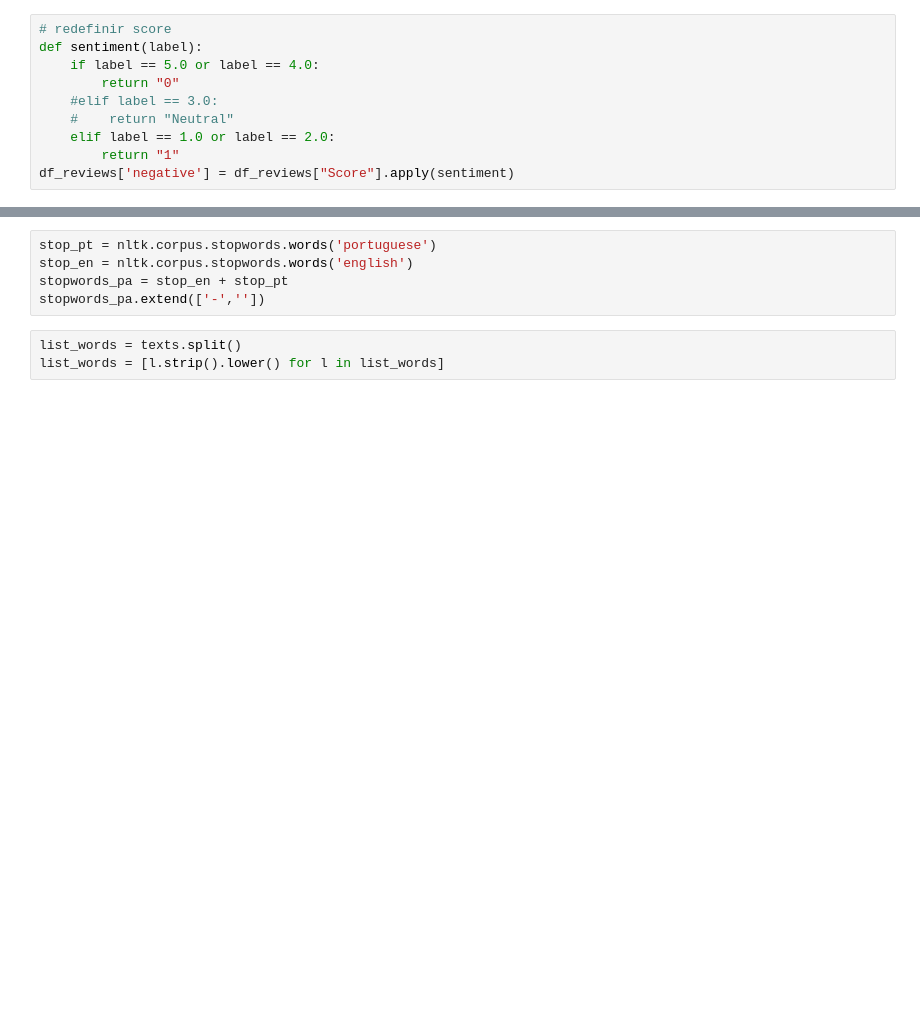
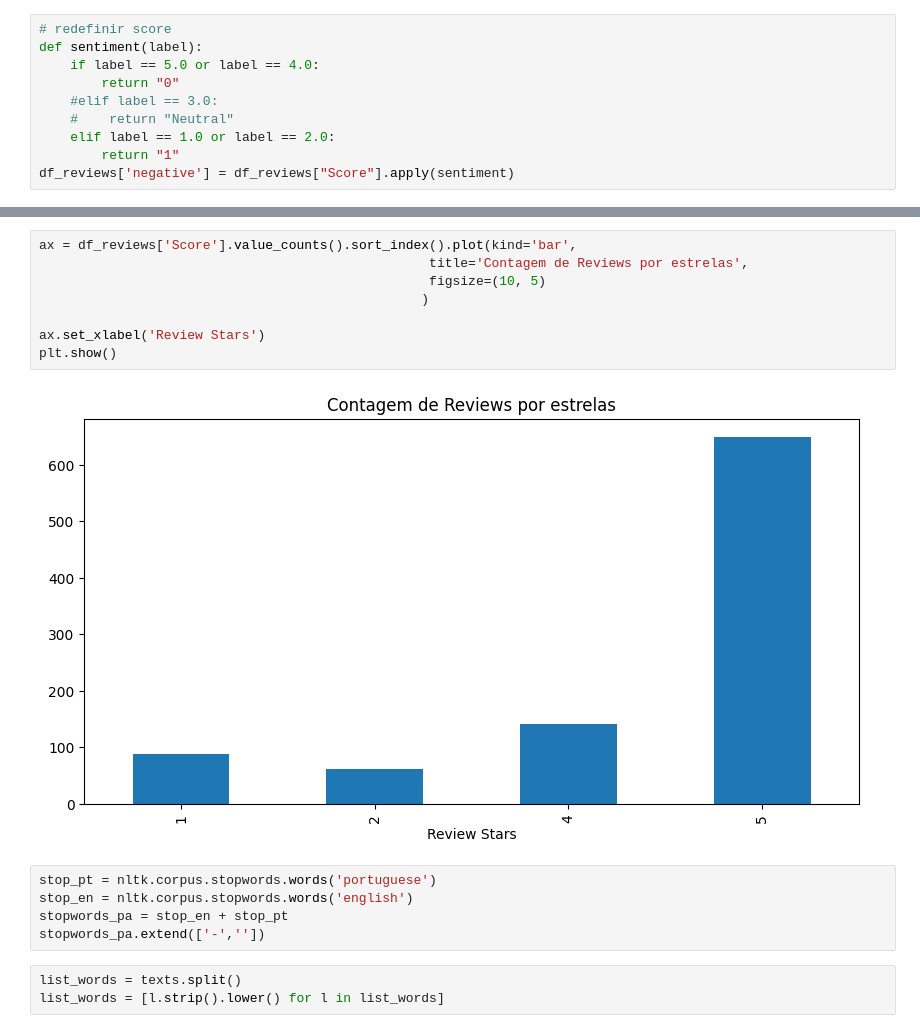
Before and after one commit to andvsilva/sentiment-analysis-deep-learning, a Jupyter notebook: amazon_sent/Amazon_sentiment.ipynb, the cells around one changed output, grey strips where cells are left out. Drawn from its saved outputs; the diff is of its cells as text; blank space fills up the shorter version.

```diff
--- a/amazon_sent/Amazon_sentiment.ipynb
+++ b/amazon_sent/Amazon_sentiment.ipynb
@@ -134,3 +161,13 @@ texts[0:1000]
+# %%
+ax = df_reviews['Score'].value_counts().sort_index().plot(kind='bar',
+                                                  title='Contagem de Reviews por estrelas',
+                                                  figsize=(10, 5)
+                                                 )
+
+ax.set_xlabel('Review Stars')
+plt.show()
+# %% [output]
+[figure, added]
 # %%
 stop_pt = nltk.corpus.stopwords.words('portuguese')
 stop_en = nltk.corpus.stopwords.words('english')
```
Also changed, not shown: parts of 28 cells of this notebook, 1 other file.
